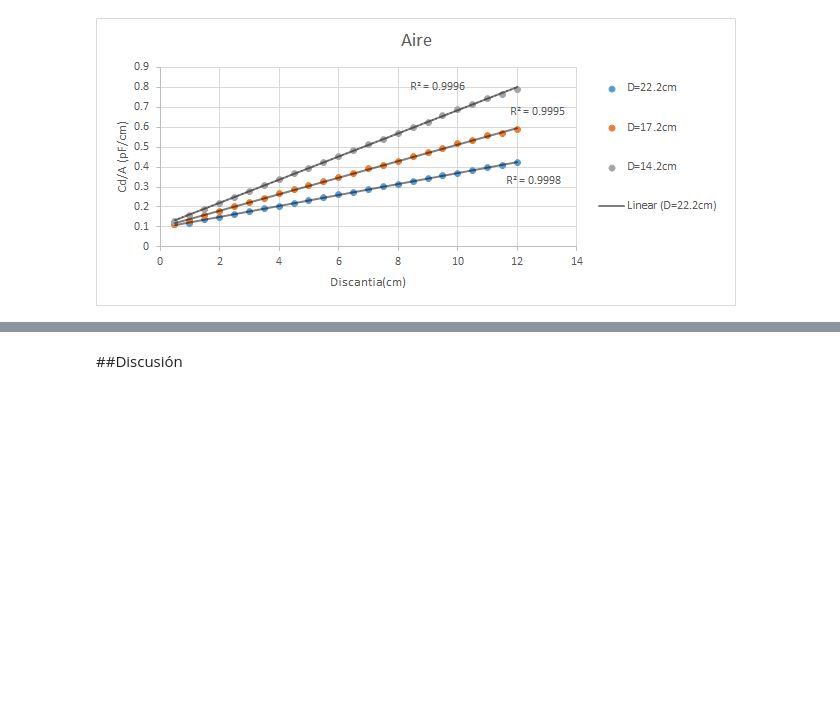
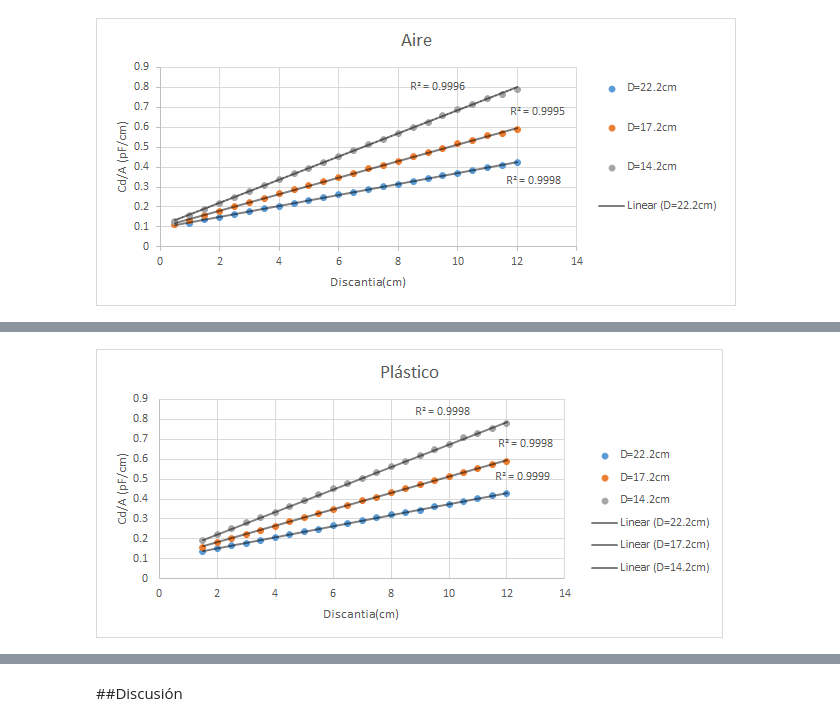
Before and after one commit to artcidp/Lab_Electro, a Jupyter notebook: Practica 2 - Capacitores y Dielectricos.ipynb, the cells around one changed output, grey strips where cells are left out. Cells and saved outputs as stored; diff of their text form; code cells hidden in the pictures; blank space fills up the shorter version.

```diff
--- a/Practica 2 - Capacitores y Dielectricos.ipynb
+++ b/Practica 2 - Capacitores y Dielectricos.ipynb
@@ -41,0 +39,4 @@ Image(filename='Imagenes\Aire.png')
+# %%
+Image(filename='Imagenes\Plastico.png')
+# %% [output]
+[figure, added]
```
Also changed, not shown: parts of 5 cells of this notebook.
